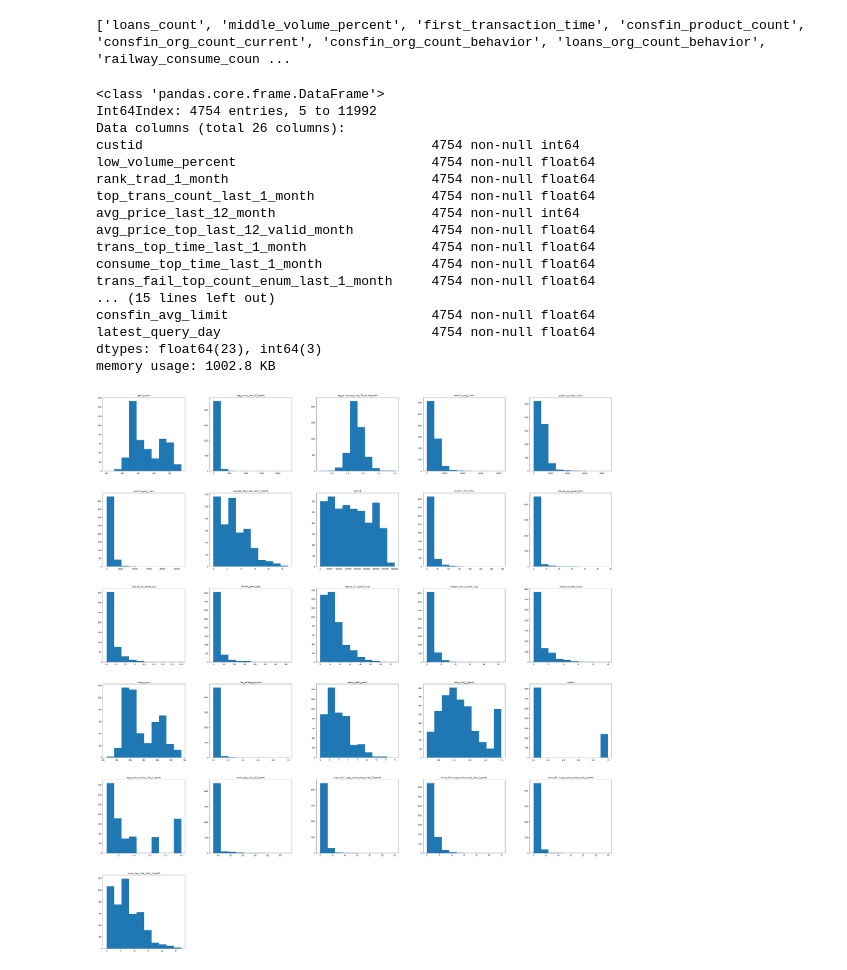
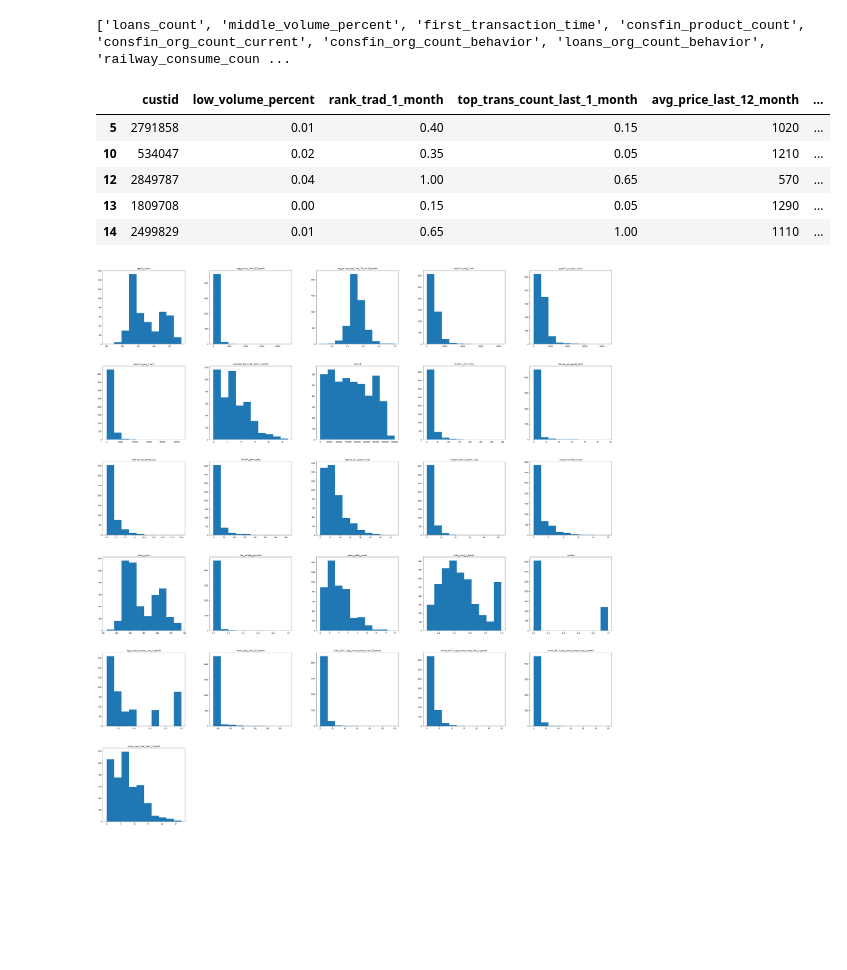
Before and after one commit to 86yanjiaxing/Datawhale_7, a Jupyter notebook: 1/预测用户是否会预期.ipynb, the cells around one changed output. Saved outputs shown, nothing was run; the diff lists cells and outputs as text; code cells hidden in the pictures; blank space fills up the shorter version.

```diff
--- a/1/预测用户是否会预期.ipynb
+++ b/1/预测用户是否会预期.ipynb
@@ -200,25 +199,14 @@ train_data.drop(deleted_corr,inplace=True,axis=1)
 # %% [output]
 ['loans_count', 'middle_volume_percent', 'first_transaction_time', 'consfin_product_count', 'consfin_org_count_current', 'consfin_org_count_behavior', 'loans_org_count_behavior', 'railway_consume_coun ...
 # %%
-train_data.info()
+train_data.head()
 # %% [output]
-<class 'pandas.core.frame.DataFrame'>
-Int64Index: 4754 entries, 5 to 11992
-Data columns (total 26 columns):
-custid                                     4754 non-null int64
-low_volume_percent                         4754 non-null float64
-rank_trad_1_month                          4754 non-null float64
-top_trans_count_last_1_month               4754 non-null float64
-avg_price_last_12_month                    4754 non-null int64
-avg_price_top_last_12_valid_month          4754 non-null float64
-trans_top_time_last_1_month                4754 non-null float64
-consume_top_time_last_1_month              4754 non-null float64
-trans_fail_top_count_enum_last_1_month     4754 non-null float64
-... (15 lines left out)
-consfin_avg_limit                          4754 non-null float64
-latest_query_day                           4754 non-null float64
-dtypes: float64(23), int64(3)
-memory usage: 1002.8 KB
+|  | custid | low_volume_percent | rank_trad_1_month | top_trans_count_last_1_month | avg_price_last_12_month | ... |
+| 5 | 2791858 | 0.01 | 0.40 | 0.15 | 1020 | ... |
+| 10 | 534047 | 0.02 | 0.35 | 0.05 | 1210 | ... |
+| 12 | 2849787 | 0.04 | 1.00 | 0.65 | 570 | ... |
+| 13 | 1809708 | 0.00 | 0.15 | 0.05 | 1290 | ... |
+| 14 | 2499829 | 0.01 | 0.65 | 1.00 | 1110 | ... |
 # %%
 train_data.hist(figsize=(45,50),grid=False)
 plt.show()
```
Also changed, not shown: parts of 14 cells of this notebook.
